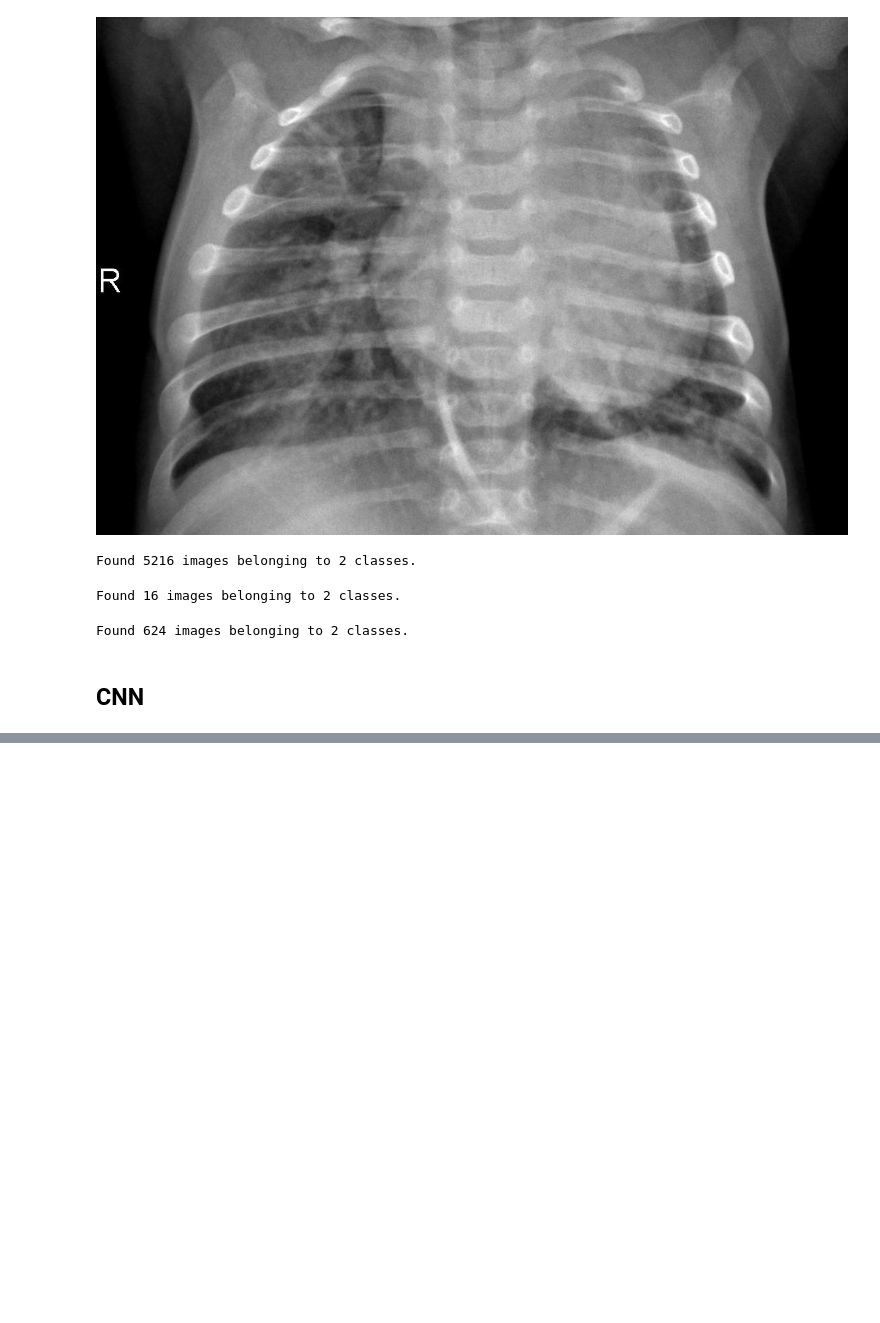
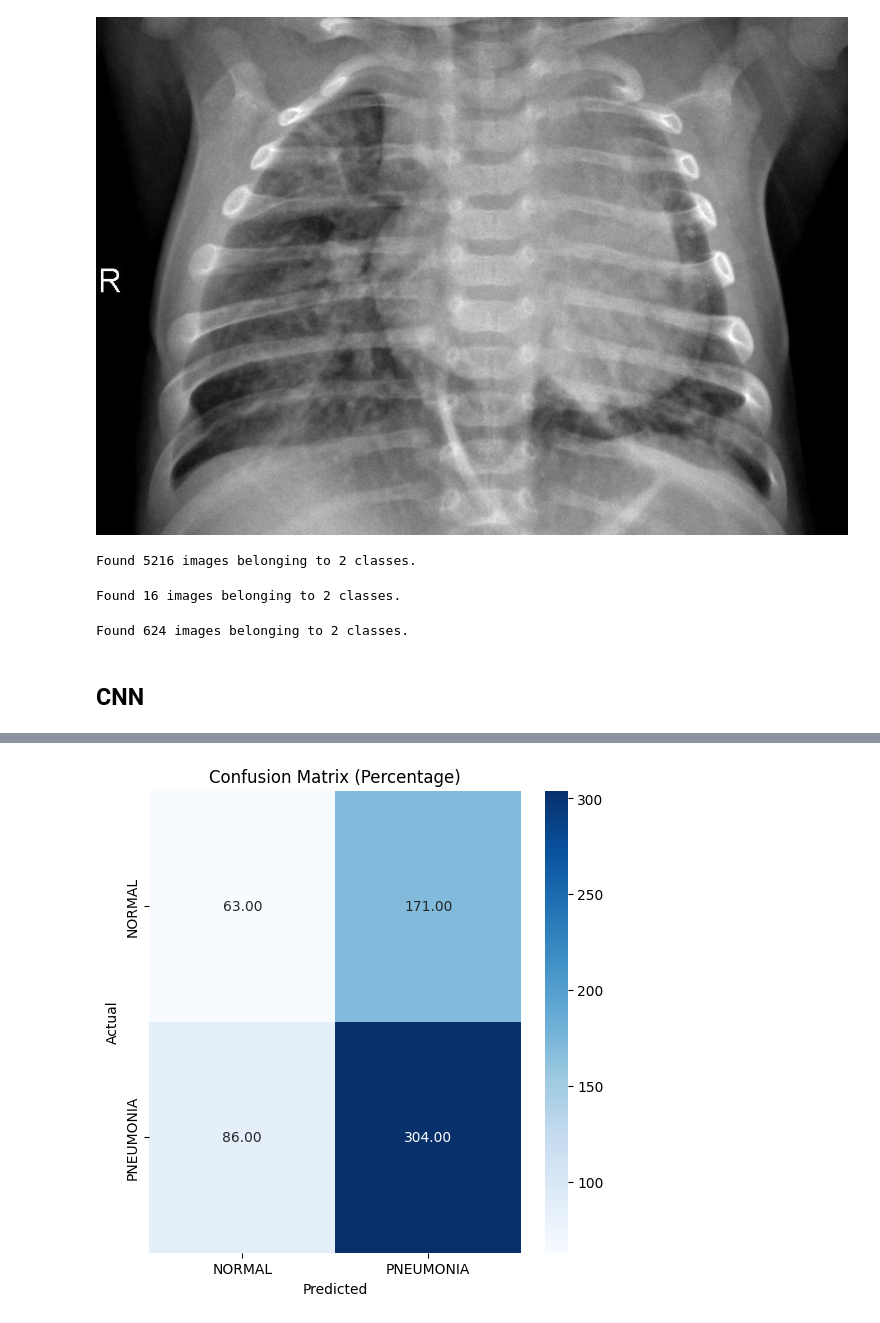
Before and after one commit to hongqin/AI4Health, a Jupyter notebook: pneumonia-detection.ipynb, the cells around one changed output, grey strips where cells are left out. Drawn from its saved outputs; the diff is of its cells as text; code cells hidden in the pictures; blank space fills up the shorter version.

```diff
--- a/pneumonia-detection.ipynb
+++ b/pneumonia-detection.ipynb
@@ -168,0 +329,11 @@ my_model = model.save('pneumonia_detection.h5')
+# %%
+
+# Plot confusion matrix as percentage
+plt.figure(figsize=(6,6))
+sns.heatmap(cm, annot=True, fmt=".2f", cmap='Blues', xticklabels=class_names, yticklabels=class_names)
+plt.xlabel('Predicted')
+plt.ylabel('Actual')
+plt.title('Confusion Matrix (Percentage)')
+plt.show()
+# %% [output]
+[figure, added]
```
Also changed, not shown: parts of 19 cells of this notebook.
